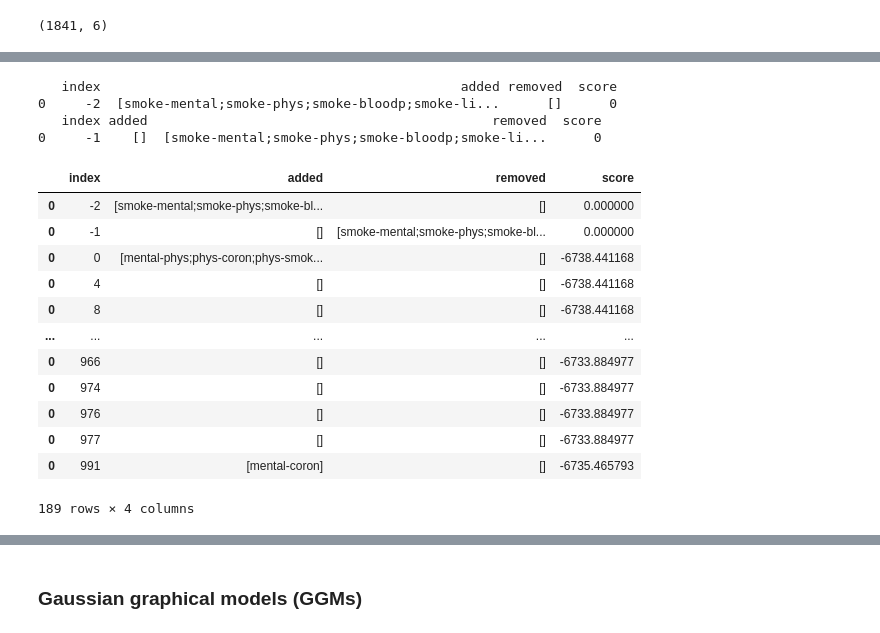
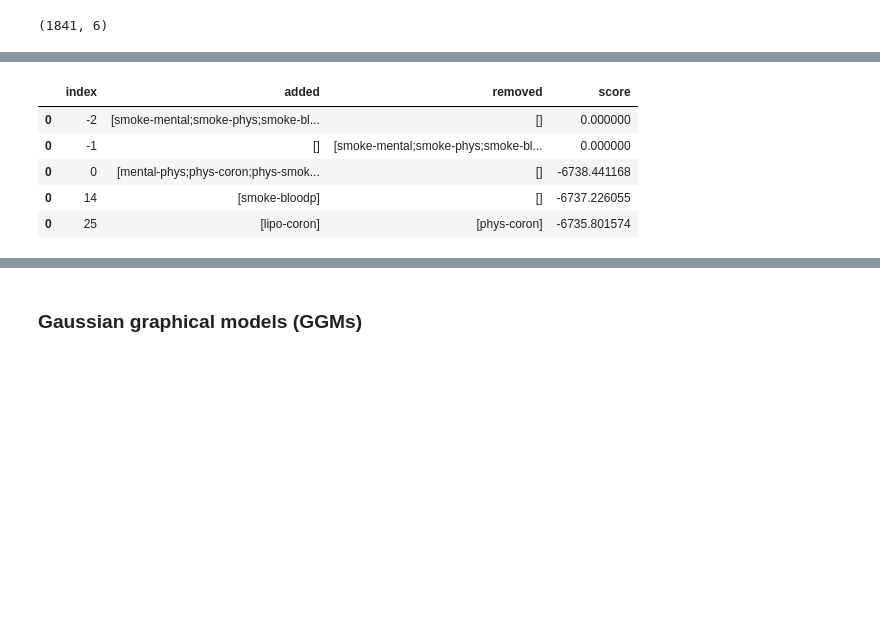
Before and after one commit to felixleopoldo/trilearn, a Jupyter notebook: example_structure_learning.ipynb, the cells around one changed output, grey strips where cells are left out. Cells and saved outputs as stored; diff of their text form; code cells hidden in the pictures; blank space fills up the shorter version.

```diff
--- a/example_structure_learning.ipynb
+++ b/example_structure_learning.ipynb
@@ -56,23 +56,14 @@ plt.show()
 # %%
-aw_graph_traj.graph_diff_trajectory_df(labels=[x[0] for x in aw_df.columns])
+tr = aw_graph_traj.graph_diff_trajectory_df(labels=[x[0] for x in aw_df.columns])
-# %% [output]
-   index                                              added removed  score
-0     -2  [smoke-mental;smoke-phys;smoke-bloodp;smoke-li...      []      0
-   index added                                            removed  score
-0     -1    []  [smoke-mental;smoke-phys;smoke-bloodp;smoke-li...      0
-|  | index | added | removed | score |
-| 0 | -2 | [smoke-mental;smoke-phys;smoke-bl... | [] | 0.000000 |
-| 0 | -1 | [] | [smoke-mental;smoke-phys;smoke-bl... | 0.000000 |
-| 0 | 0 | [mental-phys;phys-coron;phys-smok... | [] | -6738.441168 |
-| 0 | 4 | [] | [] | -6738.441168 |
-| 0 | 8 | [] | [] | -6738.441168 |
-| ... | ... | ... | ... | ... |
-| 0 | 966 | [] | [] | -6733.884977 |
-| 0 | 974 | [] | [] | -6733.884977 |
-| 0 | 976 | [] | [] | -6733.884977 |
-| 0 | 977 | [] | [] | -6733.884977 |
-| 0 | 991 | [mental-coron] | [] | -6735.465793 |
-189 rows × 4 columns
+# %%
+tr.head()
+# %% [output]
+|  | index | added | removed | score |
+| 0 | -2 | [smoke-mental;smoke-phys;smoke-bl... | [] | 0.000000 |
+| 0 | -1 | [] | [smoke-mental;smoke-phys;smoke-bl... | 0.000000 |
+| 0 | 0 | [mental-phys;phys-coron;phys-smok... | [] | -6738.441168 |
+| 0 | 14 | [smoke-bloodp] | [] | -6737.226055 |
+| 0 | 25 | [lipo-coron] | [phys-coron] | -6735.801574 |
 # %%
 autocorrelation_plot(aw_graph_traj.size());
 plt.show()
```
Also changed, not shown: parts of 7 cells of this notebook, 3 other files.
